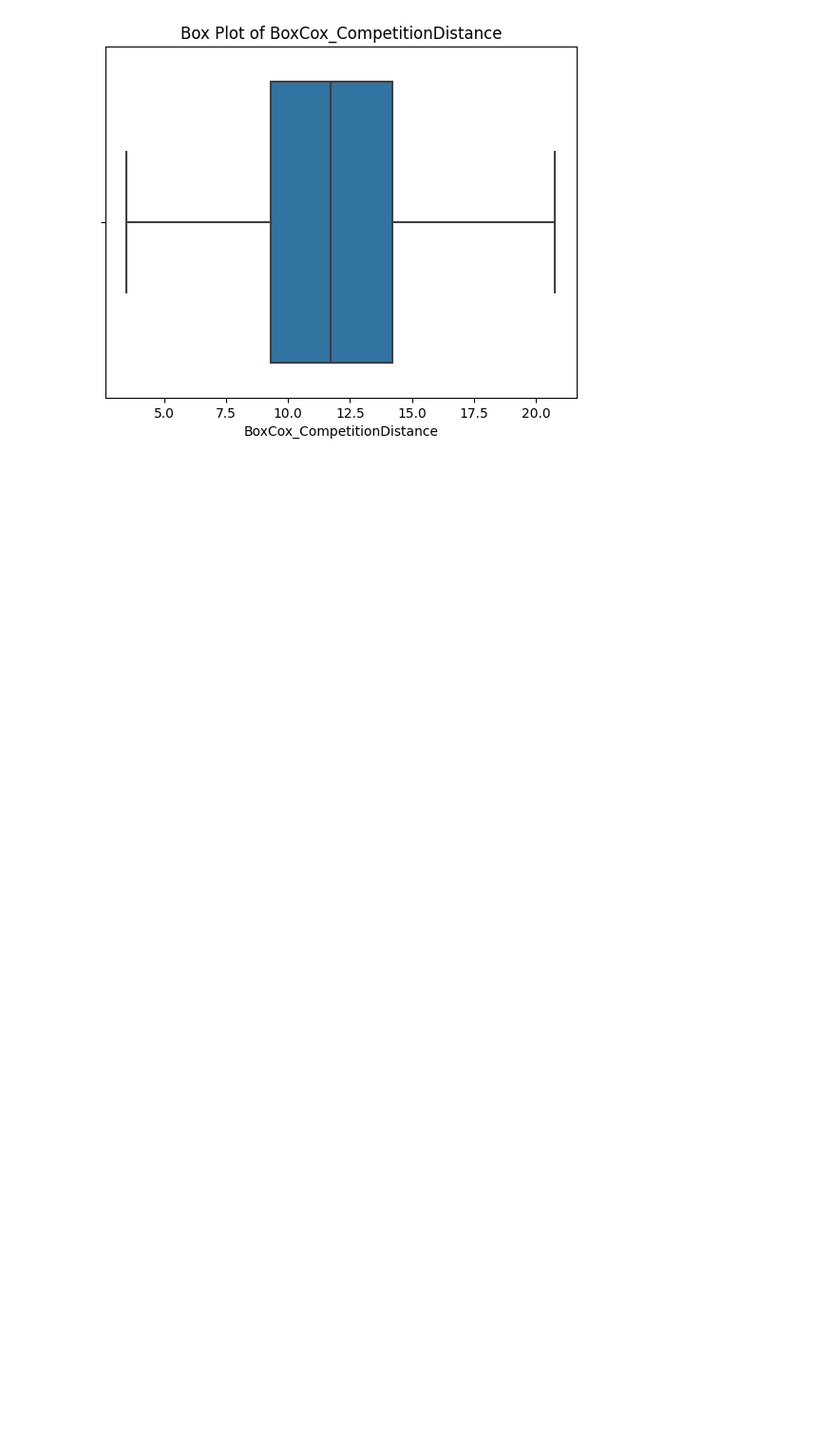
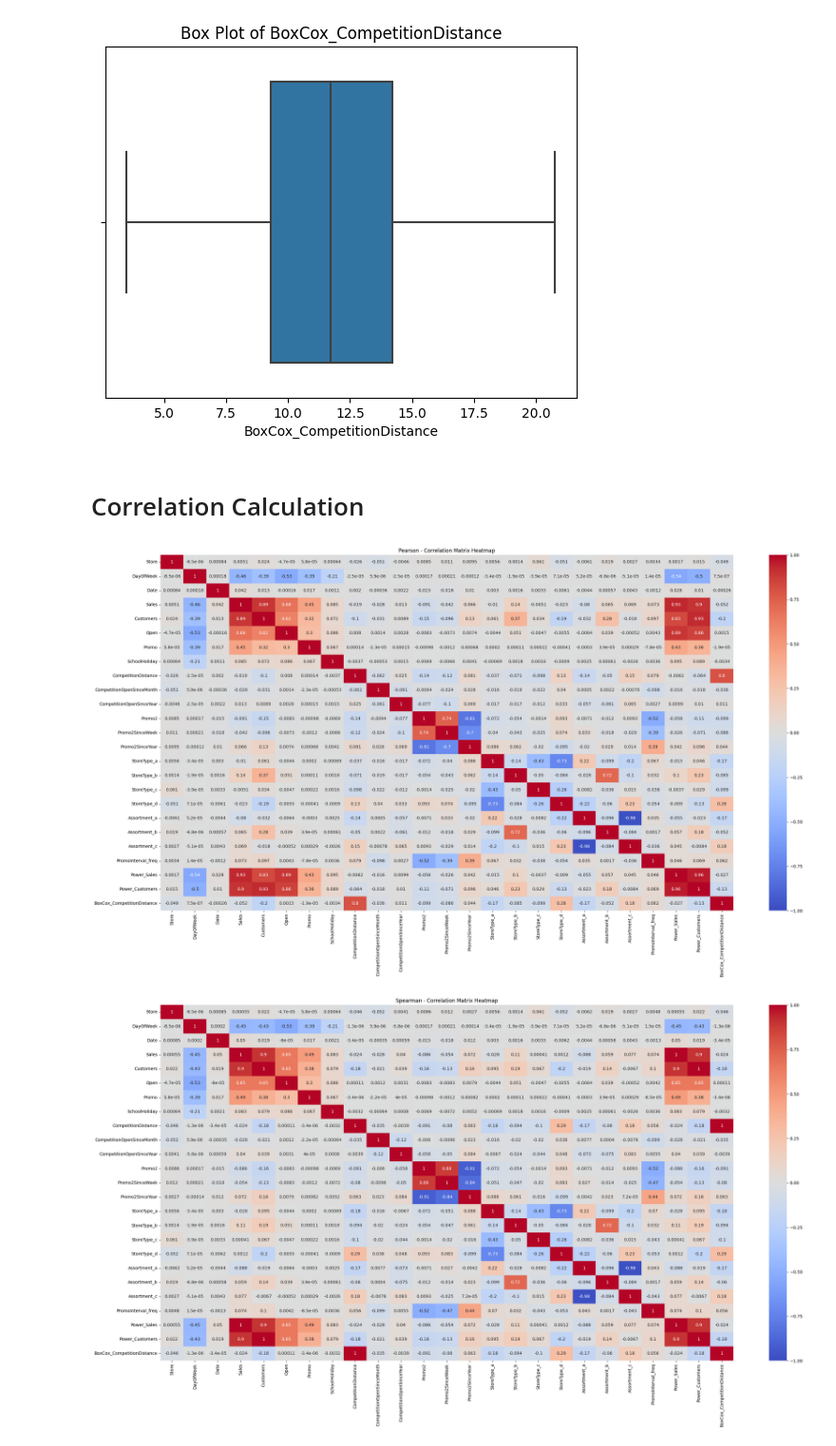
Before and after one commit to chakratechgeek/Supervised_Learning_MLOps, a Jupyter notebook: Rossmann_sales_prediction.ipynb, the cells around one changed output. Shown at 95% size. Drawn from its saved outputs; the diff is of its cells as text; code cells hidden in the pictures; blank space fills up the shorter version.

```diff
--- a/Rossmann_sales_prediction.ipynb
+++ b/Rossmann_sales_prediction.ipynb
@@ -1199,3 +1222,29 @@ BoxCox_CompetitionDistance  Kurtosis:  -0.6277265018421634
 BoxCox_CompetitionDistance : Looks, its symmetric data
 [figure]
 [figure]
+# %% [markdown]
+# Correlation Calculation
+# %%
+columns = df.select_dtypes(exclude=['object']).columns
+mask = df[columns]
+
+# Calculate the correlation matrix
+pearson_corr_matrix = mask.corr(method='pearson')
+
+# Visualize the Correlation Matrix using a Heatmap
+plt.figure(figsize=(30, 15))
+sns.heatmap(pearson_corr_matrix, annot=True, cmap='coolwarm', vmin=-1, vmax=1)
+plt.title('Pearson - Correlation Matrix Heatmap')
+plt.show()
+
+
+spearman_corr_matrix = mask.corr(method='spearman')
+
+# Visualize the Correlation Matrix using a Heatmap
+plt.figure(figsize=(30, 15))
+sns.heatmap(spearman_corr_matrix, annot=True, cmap='coolwarm', vmin=-1, vmax=1)
+plt.title('Spearman - Correlation Matrix Heatmap')
+plt.show()
+# %% [output]
+[figure, added]
+[figure, added]
```
Also changed, not shown: parts of 32 cells of this notebook.
